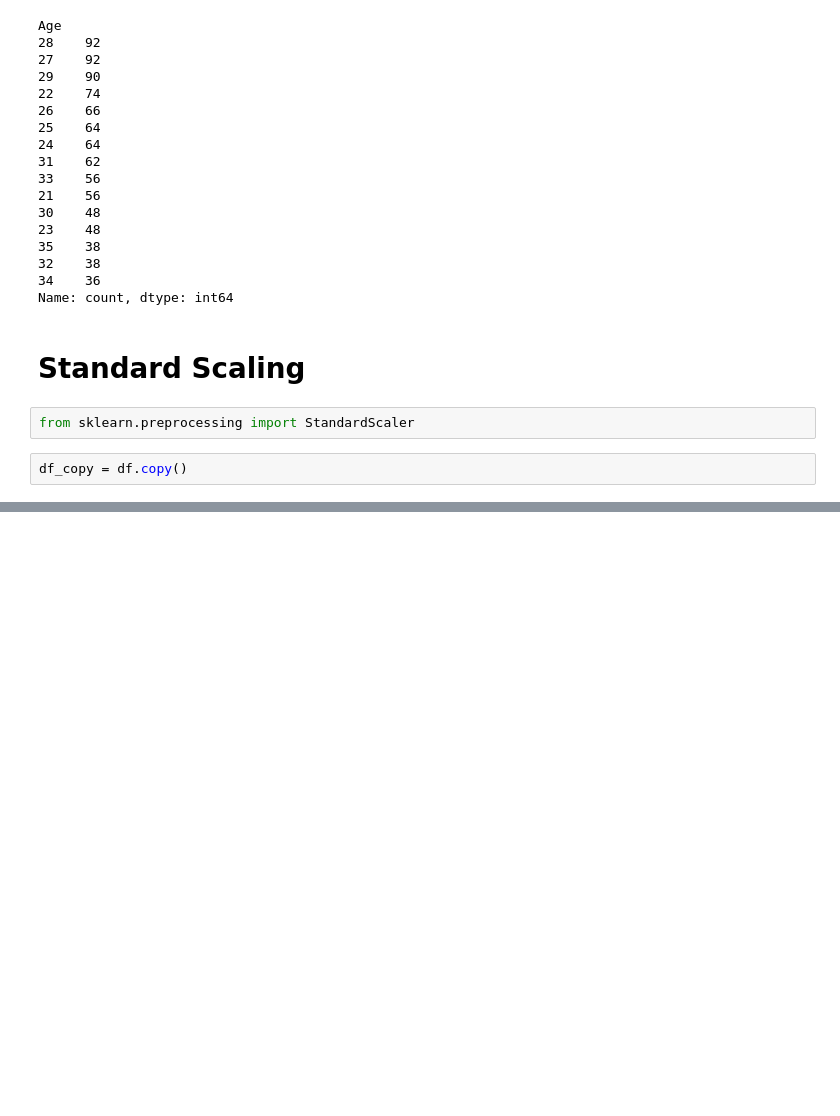
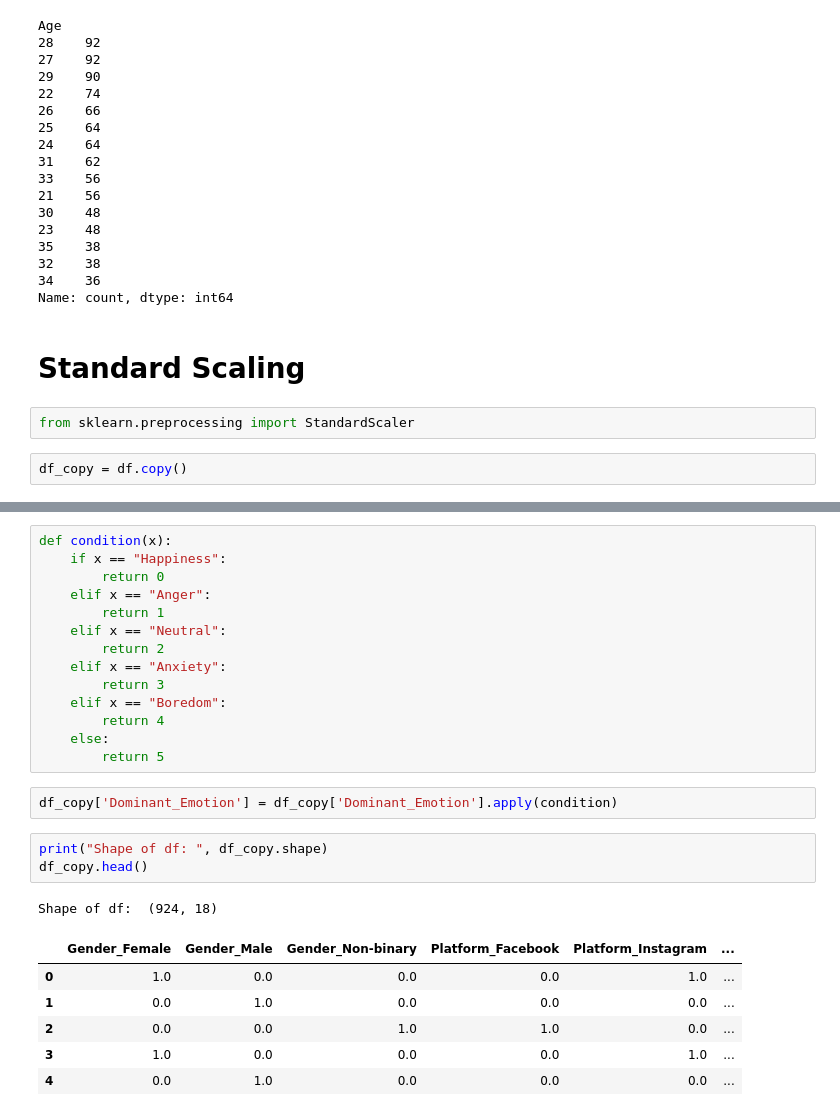
Before and after one commit to NyasaLuharuka/socialMedia, a Jupyter notebook: social_media.ipynb, the cells around one changed output, grey strips where cells are left out. Drawn from its saved outputs; the diff is of its cells as text; blank space fills up the shorter version.

```diff
--- a/social_media.ipynb
+++ b/social_media.ipynb
@@ -174,0 +223,27 @@ df_copy.head(20)
+# %%
+def condition(x):
+    if x == "Happiness":
+        return 0
+    elif x == "Anger":
+        return 1
+    elif x == "Neutral":
+        return 2
+    elif x == "Anxiety":
+        return 3
+    elif x == "Boredom":
+        return 4
+    else:
+        return 5
+# %%
+df_copy['Dominant_Emotion'] = df_copy['Dominant_Emotion'].apply(condition)
+# %%
+print("Shape of df: ", df_copy.shape)
+df_copy.head()
+# %% [output]
+Shape of df:  (924, 18)
+|  | Gender_Female | Gender_Male | Gender_Non-binary | Platform_Facebook | Platform_Instagram | ... |
+| 0 | 1.0 | 0.0 | 0.0 | 0.0 | 1.0 | ... |
+| 1 | 0.0 | 1.0 | 0.0 | 0.0 | 0.0 | ... |
+| 2 | 0.0 | 0.0 | 1.0 | 1.0 | 0.0 | ... |
+| 3 | 1.0 | 0.0 | 0.0 | 0.0 | 1.0 | ... |
+| 4 | 0.0 | 1.0 | 0.0 | 0.0 | 0.0 | ... |
```
Also changed, not shown: parts of 11 cells of this notebook.
